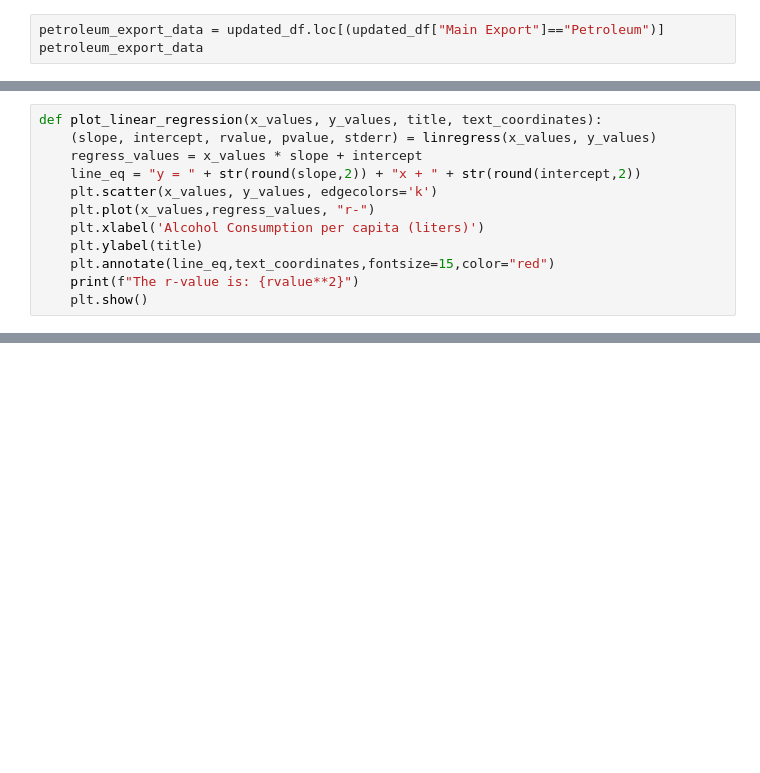
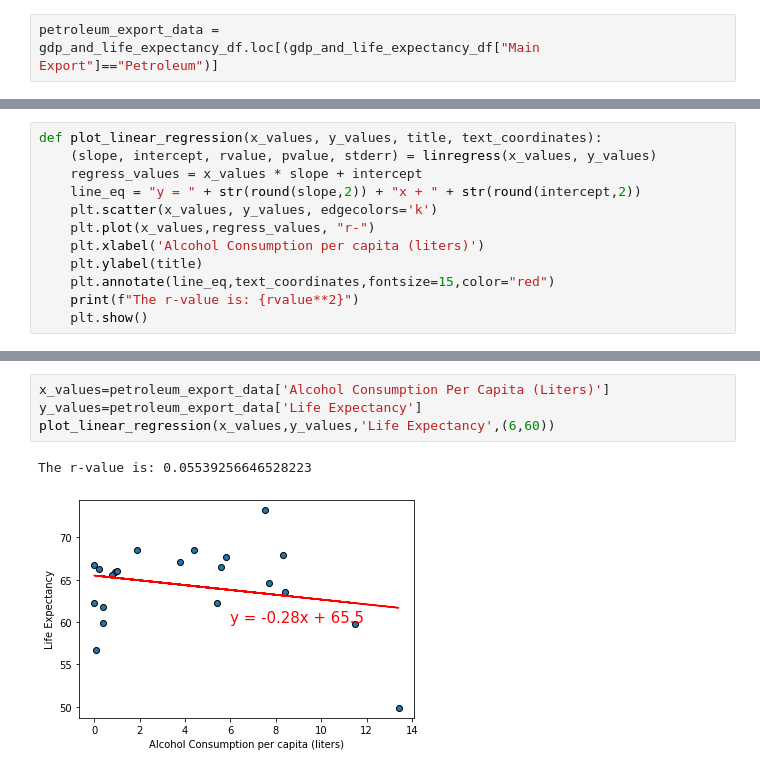
Before and after one commit to reccleston/data-analysis-project-1, a Jupyter notebook: nadia/project_work_2021.ipynb, the cells around one changed output, grey strips where cells are left out. Cells and saved outputs as stored; diff of their text form; blank space fills up the shorter version.

```diff
--- a/nadia/project_work_2021.ipynb
+++ b/nadia/project_work_2021.ipynb
@@ -141,3 +178,2 @@ top_export_data_grouped.plot(kind='bar', figsize=(12,3), title ='Alcohol Consump
 # %%
-petroleum_export_data = updated_df.loc[(updated_df["Main Export"]=="Petroleum")]
-petroleum_export_data
+petroleum_export_data = gdp_and_life_expectancy_df.loc[(gdp_and_life_expectancy_df["Main Export"]=="Petroleum")]
@@ -181 +201,8 @@ The r-value is: nan
+# %%
+x_values=petroleum_export_data['Alcohol Consumption Per Capita (Liters)']
+y_values=petroleum_export_data['Life Expectancy']
+plot_linear_regression(x_values,y_values,'Life Expectancy',(6,60))
+# %% [output]
+The r-value is: 0.05539256646528223
+[figure, added]
 # %%
```
Also changed, not shown: parts of 15 cells of this notebook, 2 other files.
